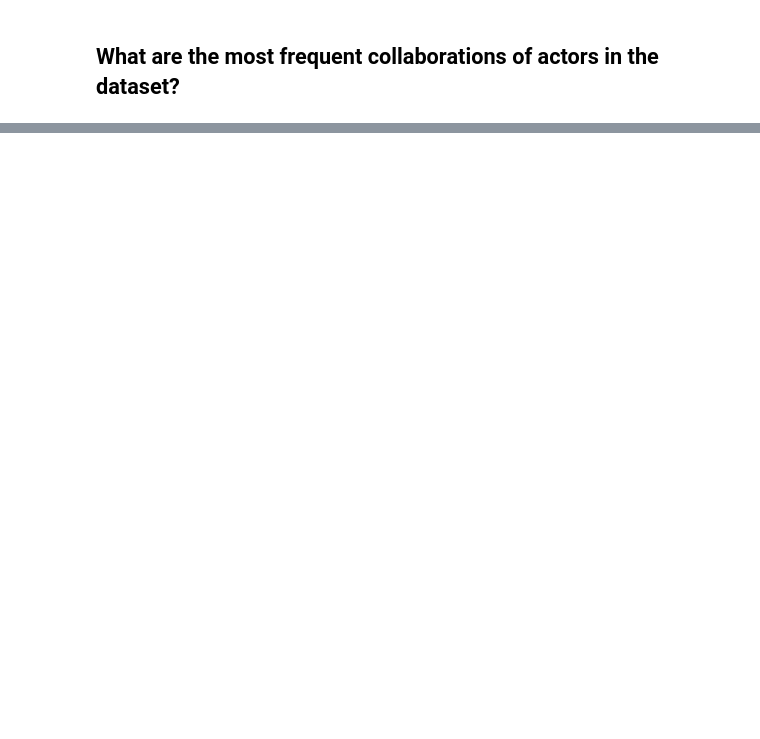
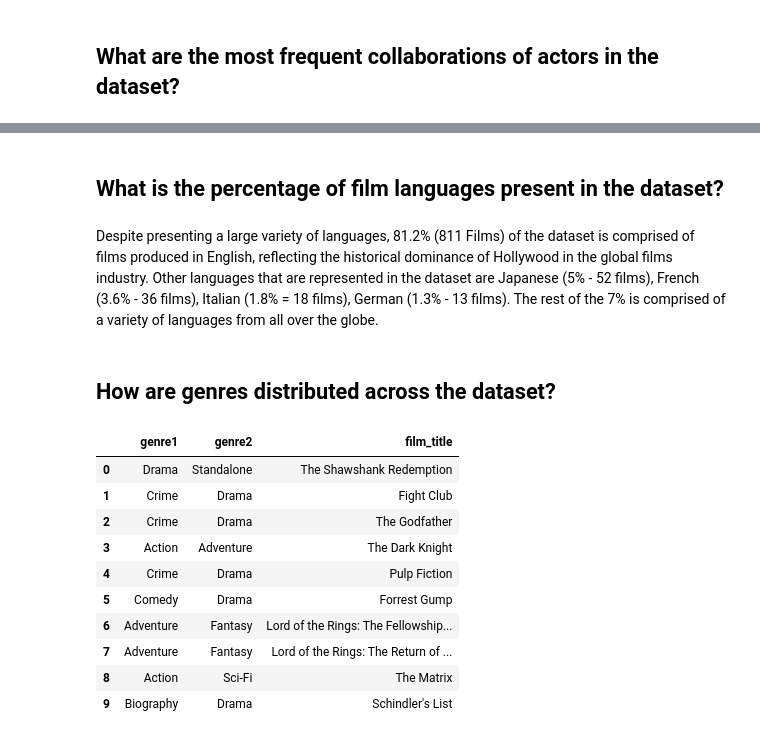
Before and after one commit to alfiobonanno/filmcrave_scraper_assignment, a Jupyter notebook: film_analysis.ipynb, the cells around one changed output, grey strips where cells are left out. Cells and saved outputs as stored; diff of their text form; code cells hidden in the pictures; blank space fills up the shorter version.

```diff
--- a/film_analysis.ipynb
+++ b/film_analysis.ipynb
@@ -359,0 +385,2 @@ combinations_df.groupby(['actor1', 'actor2']).size().reset_index(name='count').s
+# %% [markdown]
+## What is the percentage of film languages present in the dataset?
@@ -359,0 +393,31 @@ combinations_df.groupby(['actor1', 'actor2']).size().reset_index(name='count').s
+# %% [markdown]
+Despite presenting a large variety of languages, 81.2% (811 Films) of the dataset is comprised of films produced in English, reflecting the historical dominance of Hollywood in the global films industry. Other languages that are represented in the dataset are Japanese (5% - 52 films), French (3.6% - 36 films), Italian (1.8% = 18 films), German (1.3% - 13 films). The rest of the 7% is comprised of a variety of languages from all over the globe.
+# %% [markdown]
+## How are genres distributed across the dataset?
+# %%
+multi_genres = movies[['film_title', 'genre']]
+genres_combinations = []
+
+for _, row in multi_genres.iterrows():
+    genres = row['genre']
+    if isinstance(genres, list):
+        if len(genres) >= 2:
+            for comb in combinations(sorted(genres), 2):
+                genres_combinations.append({'genre1': comb[0], 'genre2': comb[1], 'film_title': row['film_title']})
+        elif len(genres) == 1:
+            genres_combinations.append({'genre1': genres[0], 'genre2': 'Standalone', 'film_title': row['film_title']})
+
+genres_combinations_df = pd.DataFrame(genres_combinations)
+genres_combinations_df.head(10)
+# %% [output]
+|  | genre1 | genre2 | film_title |
+| 0 | Drama | Standalone | The Shawshank Redemption |
+| 1 | Crime | Drama | Fight Club |
+| 2 | Crime | Drama | The Godfather |
+| 3 | Action | Adventure | The Dark Knight |
+| 4 | Crime | Drama | Pulp Fiction |
+| 5 | Comedy | Drama | Forrest Gump |
+| 6 | Adventure | Fantasy | Lord of the Rings: The Fellowship... |
+| 7 | Adventure | Fantasy | Lord of the Rings: The Return of ... |
+| 8 | Action | Sci-Fi | The Matrix |
+| 9 | Biography | Drama | Schindler's List |
```
Also changed, not shown: parts of 10 cells of this notebook.
